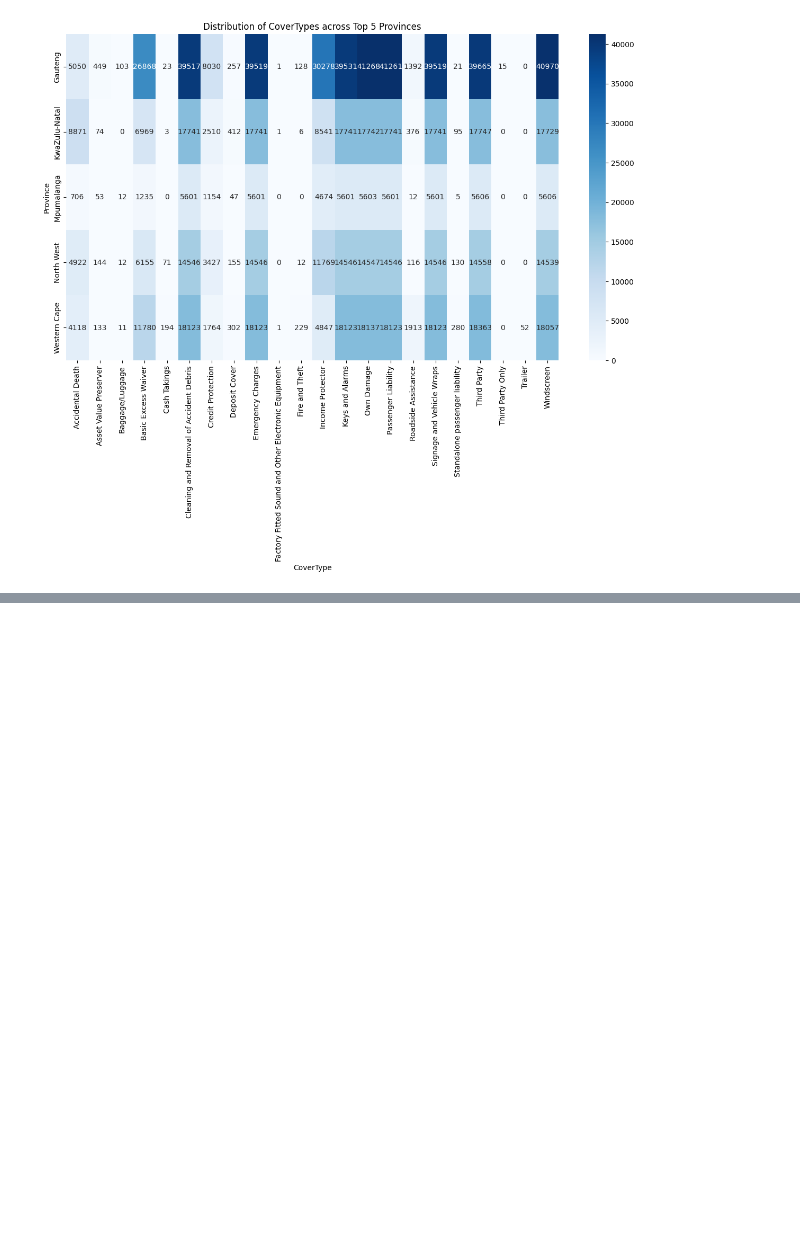
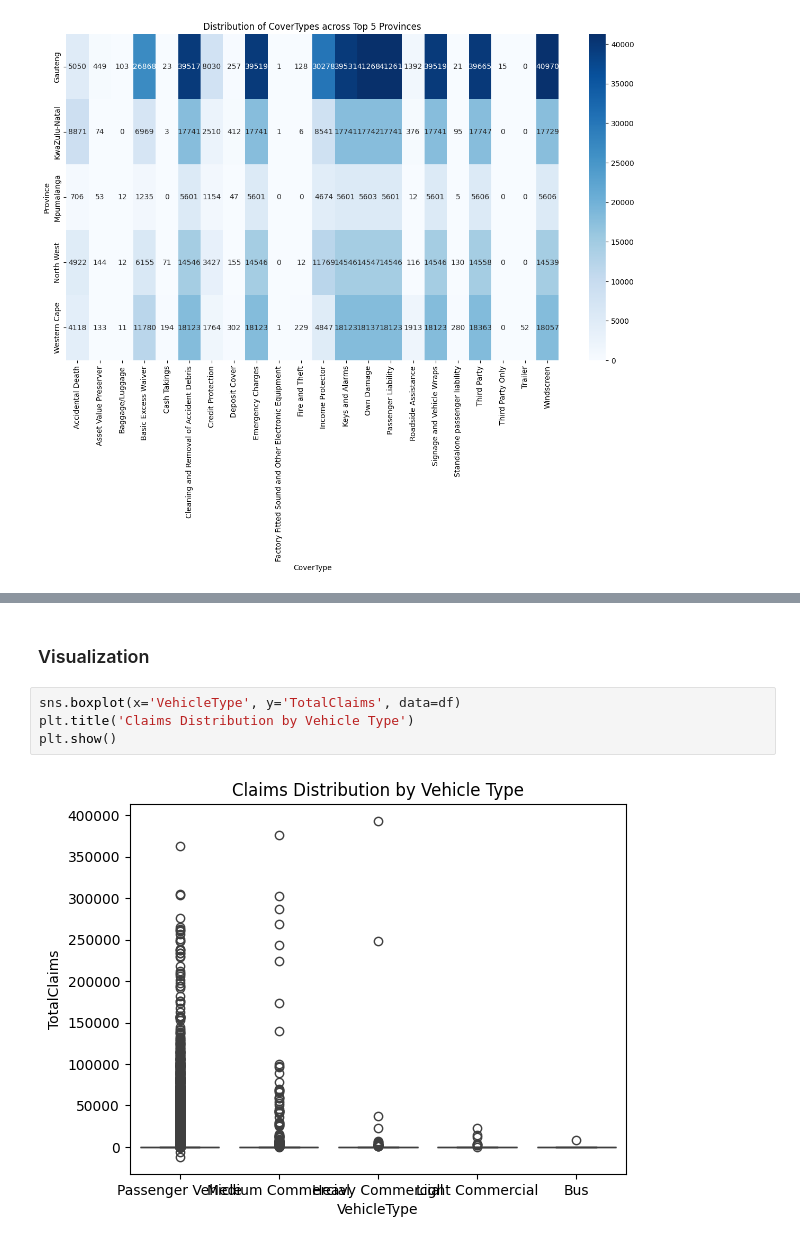
Before and after one commit to rinamoh/Kifiya-AIM-Week_3, a Jupyter notebook: notebooks/EDA.ipynb, the cells around one changed output, grey strips where cells are left out. Saved outputs shown, nothing was run; the diff lists cells and outputs as text; blank space fills up the shorter version.

```diff
--- a/notebooks/EDA.ipynb
+++ b/notebooks/EDA.ipynb
@@ -191,0 +224,8 @@ plt.show()
+# %% [markdown]
+### Visualization
+# %%
+sns.boxplot(x='VehicleType', y='TotalClaims', data=df)
+plt.title('Claims Distribution by Vehicle Type')
+plt.show()
+# %% [output]
+[figure, added]
```
Also changed, not shown: parts of 10 cells of this notebook.
